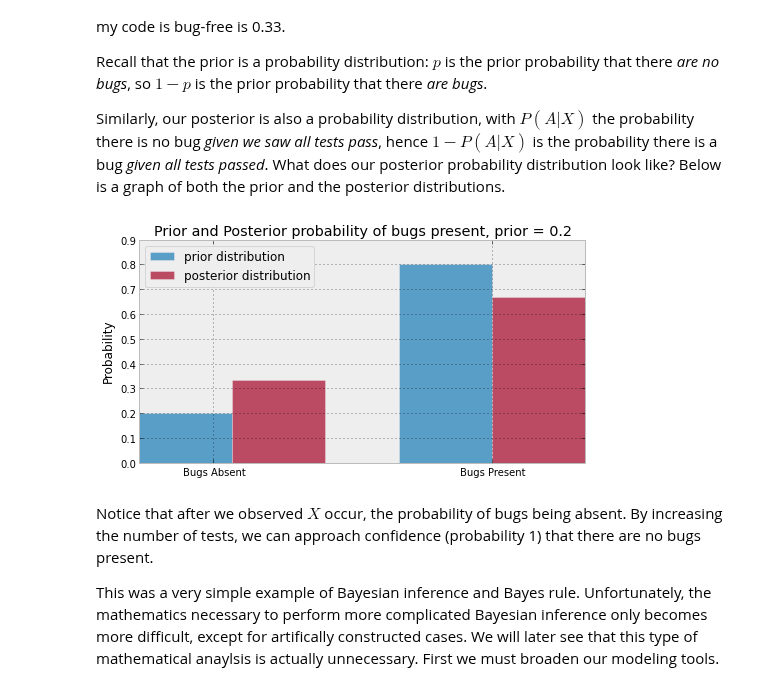
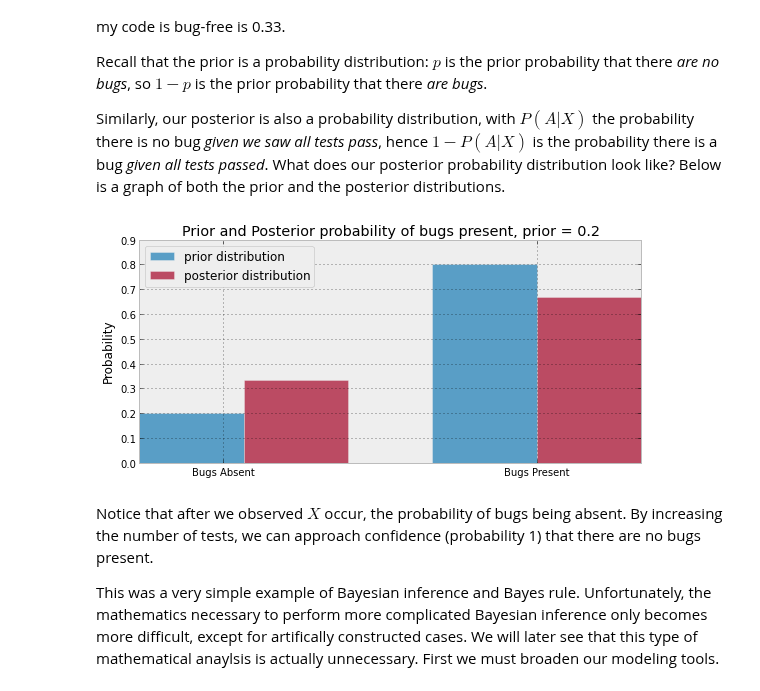
Before and after one commit to CamDavidsonPilon/Probabilistic-Programming-and-Bayesian-Methods-for-Hackers, a Jupyter notebook: Chapter1_Introduction/Chapter1_Introduction.ipynb, the cells around one changed output. Saved outputs shown, nothing was run; the diff lists cells and outputs as text; code cells hidden in the pictures.

```diff
--- a/Chapter1_Introduction/Chapter1_Introduction.ipynb
+++ b/Chapter1_Introduction/Chapter1_Introduction.ipynb
@@ -138,20 +137,20 @@ Recall that the prior is a probability distribution: $p$ is the prior probabilit
 
 Similarly, our posterior is also a probability distribution, with $P(A | X)$ the probability there is no bug *given we saw all tests pass*, hence $1-P(A|X)$ is the probability there is a bug *given all tests passed*. What does our posterior probability distribution look like? Below is a graph of both the prior and the posterior distributions.
 # %%
-figsize( 8, 4 )
+figsize( 9, 4 )
 prior = [0.20, 0.80]
 posterior =  [1./3, 2./3]
 plt.bar( [0,.7], prior ,alpha = 0.80, width = 0.25, \
             color = "#348ABD", label = "prior distribution" )
 plt.bar( [0+0.25,.7+0.25], posterior ,alpha = 0.7, \
           width = 0.25, color =  "#A60628", label = "posterior distribution" )
 
 plt.xticks( [0.20,.95], ["Bugs Absent", "Bugs Present"] )
 plt.title("Prior and Posterior probability of bugs present, prior = 0.2")
 plt.ylabel("Probability")
 plt.legend(loc="upper left");
 # %% [output]
-[figure, old version]
+[figure, new version]
 # %% [markdown]
 Notice that after we observed $X$ occur, the probability of bugs being absent. By increasing the number of tests, we can approach confidence (probability 1) that there are no bugs present.
 
```
Also changed, not shown: parts of 10 cells of this notebook, 4 other files.
